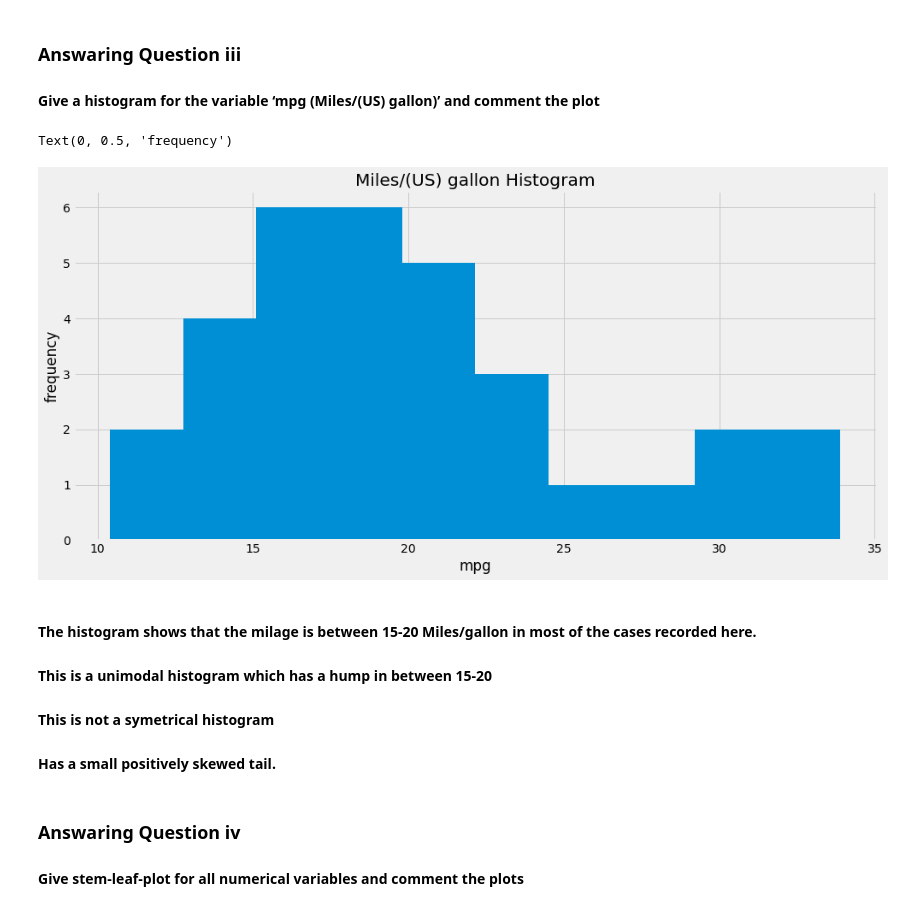
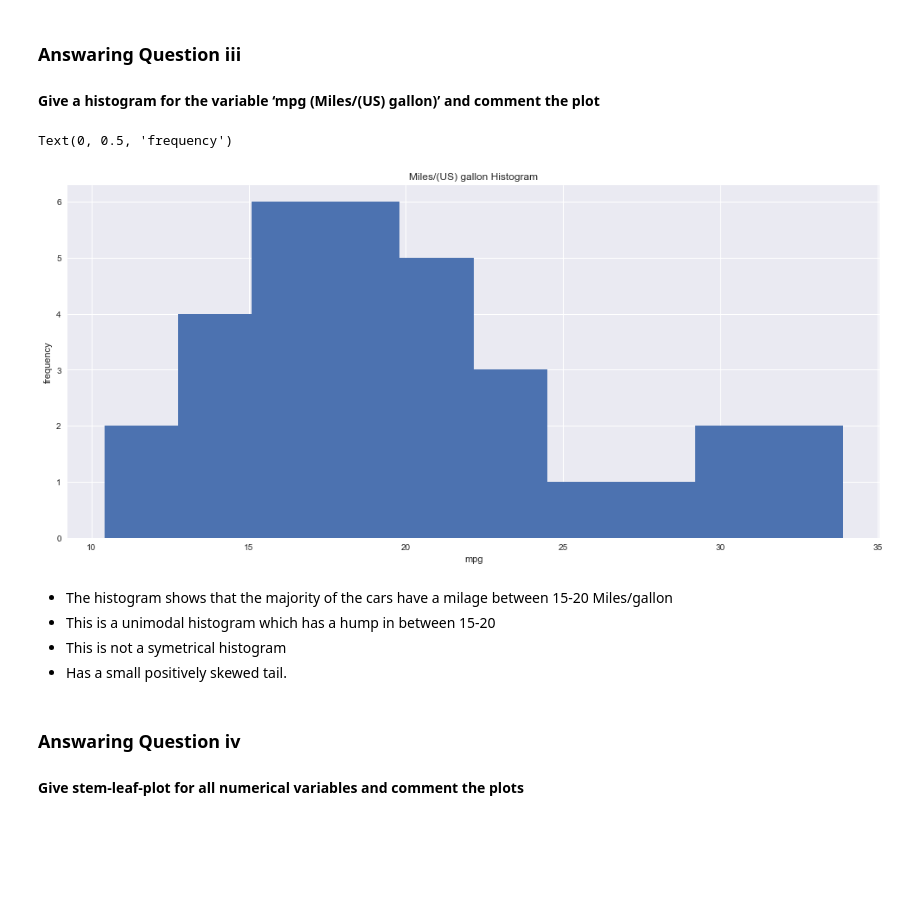
Before and after one commit to BuyingANew-Soul/CSE-520-Assignment-1, a Jupyter notebook: CSE 520 assignment 1.ipynb, the cells around one changed output. Drawn from its saved outputs; the diff is of its cells as text; code cells hidden in the pictures; blank space fills up the shorter version.

```diff
--- a/CSE 520 assignment 1.ipynb
+++ b/CSE 520 assignment 1.ipynb
@@ -122,19 +120,19 @@ Name: am, dtype: float64
 #### Give a histogram for the variable ‘mpg (Miles/(US) gallon)’ and comment the plot
 # %%
 # ploting histogram for the column 'mpg'
-plt.style.use('fivethirtyeight')
+plt.style.use("seaborn")
 hist_plot = df['mpg'].hist(figsize=(15,7))
 hist_plot.set_title('Miles/(US) gallon Histogram')
 hist_plot.set_xlabel('mpg')
 hist_plot.set_ylabel('frequency')
 # %% [output]
 Text(0, 0.5, 'frequency')
-[figure, old version]
+[figure, new version]
 # %% [markdown]
-#### The histogram shows that the milage is between 15-20 Miles/gallon in most of the cases recorded here.
-#### This is a unimodal histogram which has a hump in between 15-20
-#### This is not a symetrical histogram
-#### Has a small positively skewed tail.
+* The histogram shows that the majority of the cars have a milage between  15-20 Miles/gallon
+* This is a unimodal histogram which has a hump in between 15-20
+* This is not a symetrical histogram
+* Has a small positively skewed tail.
 # %% [markdown]
 ### Answaring Question iv
 #### Give stem-leaf-plot for all numerical variables and comment the plots
```
Also changed, not shown: parts of 53 cells of this notebook.
